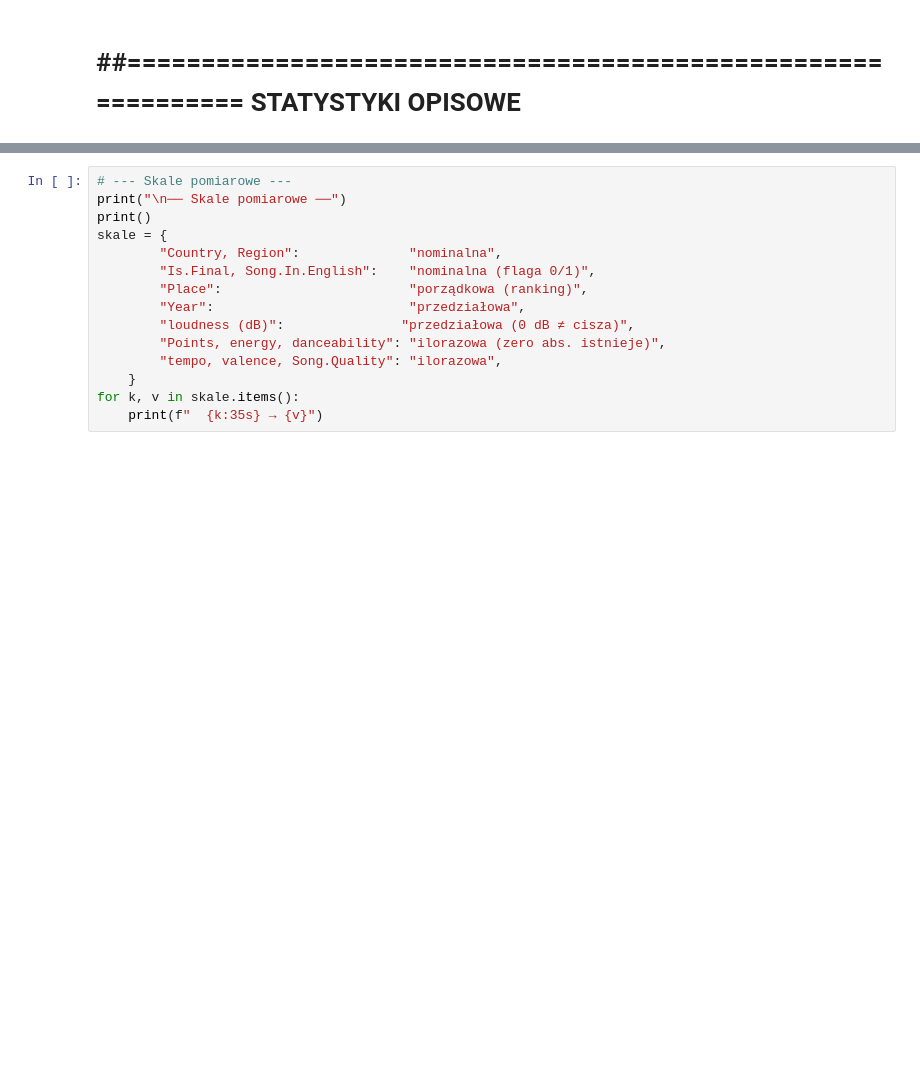
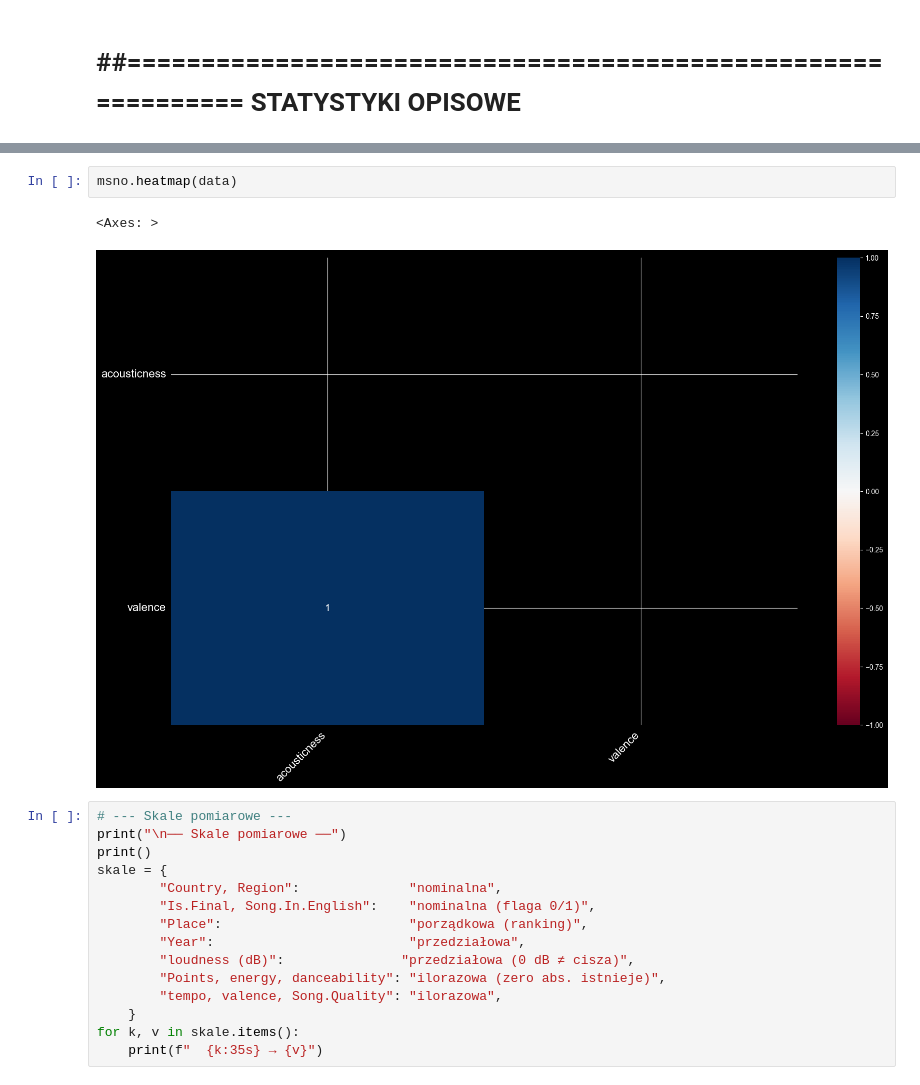
Before and after one commit to aniaaanne-coder/SAD-2026, a Jupyter notebook: SAD.ipynb, the cells around one changed output, grey strips where cells are left out. Drawn from its saved outputs; the diff is of its cells as text; blank space fills up the shorter version.

```diff
--- a/SAD.ipynb
+++ b/SAD.ipynb
@@ -192,3 +285,8 @@ data = data_clean.copy()
+# %%
+msno.heatmap(data)
+# %% [output]
+<Axes: >
+[figure, added]
 # %%
 # --- Skale pomiarowe ---
 print("\n── Skale pomiarowe ──")
```
Also changed, not shown: parts of 13 cells of this notebook, 1 other file.
